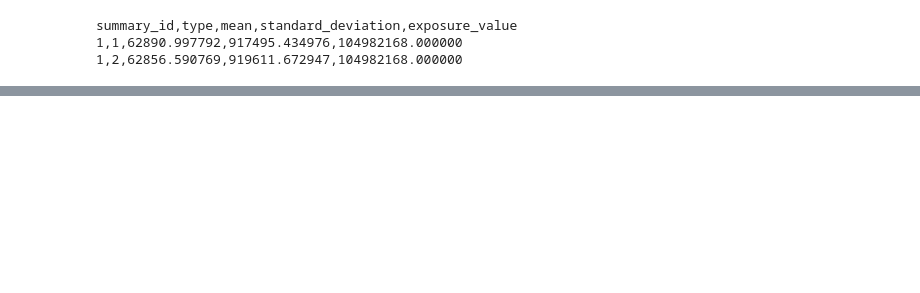
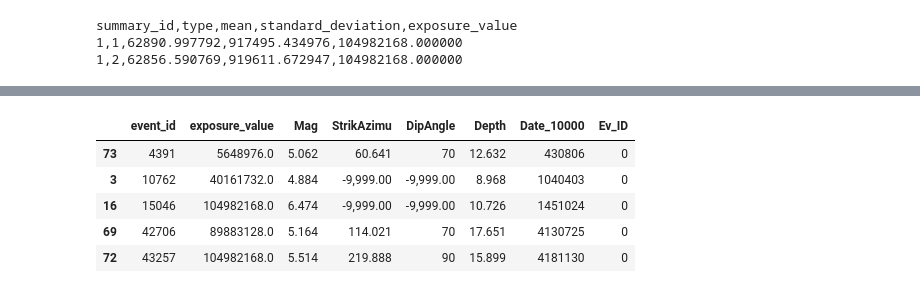
Before and after one commit to OasisLMF/ZurichWorkshop2018, a Jupyter notebook: excercise2.ipynb, the cells around one changed output, grey strips where cells are left out. Drawn from its saved outputs; the diff is of its cells as text; code cells hidden in the pictures; blank space fills up the shorter version.

Commit message:
merge exposure and event data tables

```diff
--- a/excercise2.ipynb
+++ b/excercise2.ipynb
@@ -492,3 +467,7 @@ show(p)
 summary_id,type,mean,standard_deviation,exposure_value
 1,1,62890.997792,917495.434976,104982168.000000
 1,2,62856.590769,919611.672947,104982168.000000
+# %%
+event_data = pd.read_csv("./model_data/MEEQ/event_details.csv")
+event_data.rename(columns={'FID':'event_id'}, inplace=True)
+event_data.head()
@@ -495,3 +481,4 @@ summary_id,type,mean,standard_deviation,exposure_value
 # %%
-! more /tmp/analysis_test/output/gul_S1_eltcalc.csv
+gul_elt = pd.read_csv(os.path.join("/tmp/analysis_test", "output", "gul_S1_eltcalc.csv"))
+gul_elt.head()
 # %% [output]
@@ -514,0 +491,3 @@ summary_id,type,event_id,mean,standard_deviation,exposure_value
+# %%
+loss_event_dict = gul_elt.loc[::2,['event_id', 'exposure_value']]
+loss_event_dict.head()
@@ -514,0 +501,11 @@ summary_id,type,event_id,mean,standard_deviation,exposure_value
+# %%
+loss_event_detail = pd.merge(loss_event_dict, event_data, on = 'event_id')
+loss_event_detail= loss_event_detail.sort_values(by='Date_10000')
+loss_event_detail.head()
+# %% [output]
+|  | event_id | exposure_value | Mag | StrikAzimu | DipAngle | Depth | Date_10000 | Ev_ID |
+| 73 | 4391 | 5648976.0 | 5.062 | 60.641 | 70 | 12.632 | 430806 | 0 |
+| 3 | 10762 | 40161732.0 | 4.884 | -9,999.00 | -9,999.00 | 8.968 | 1040403 | 0 |
+| 16 | 15046 | 104982168.0 | 6.474 | -9,999.00 | -9,999.00 | 10.726 | 1451024 | 0 |
+| 69 | 42706 | 89883128.0 | 5.164 | 114.021 | 70 | 17.651 | 4130725 | 0 |
+| 72 | 43257 | 104982168.0 | 5.514 | 219.888 | 90 | 15.899 | 4181130 | 0 |
```
Also changed, not shown: parts of 6 cells of this notebook, 1 other file.
